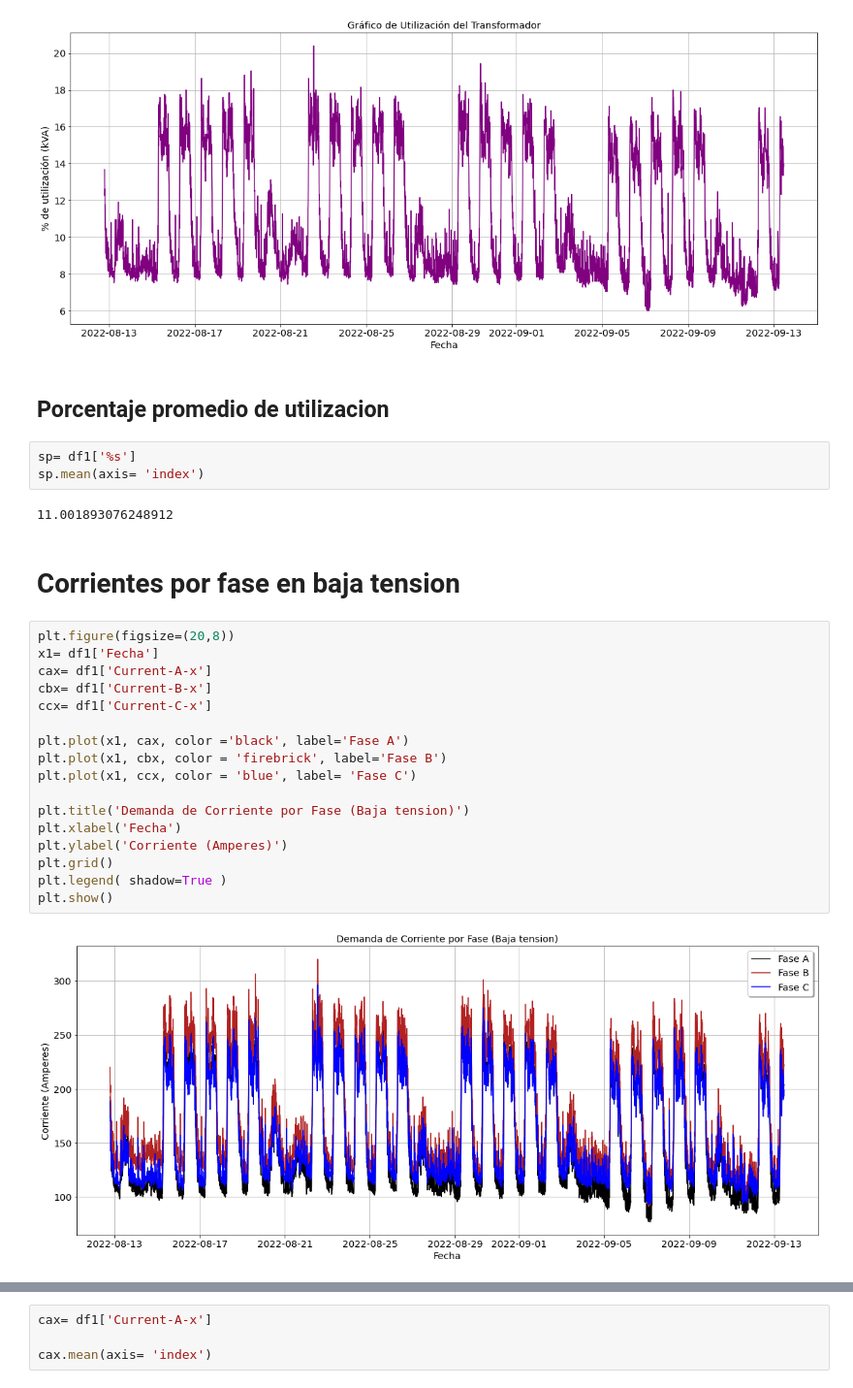
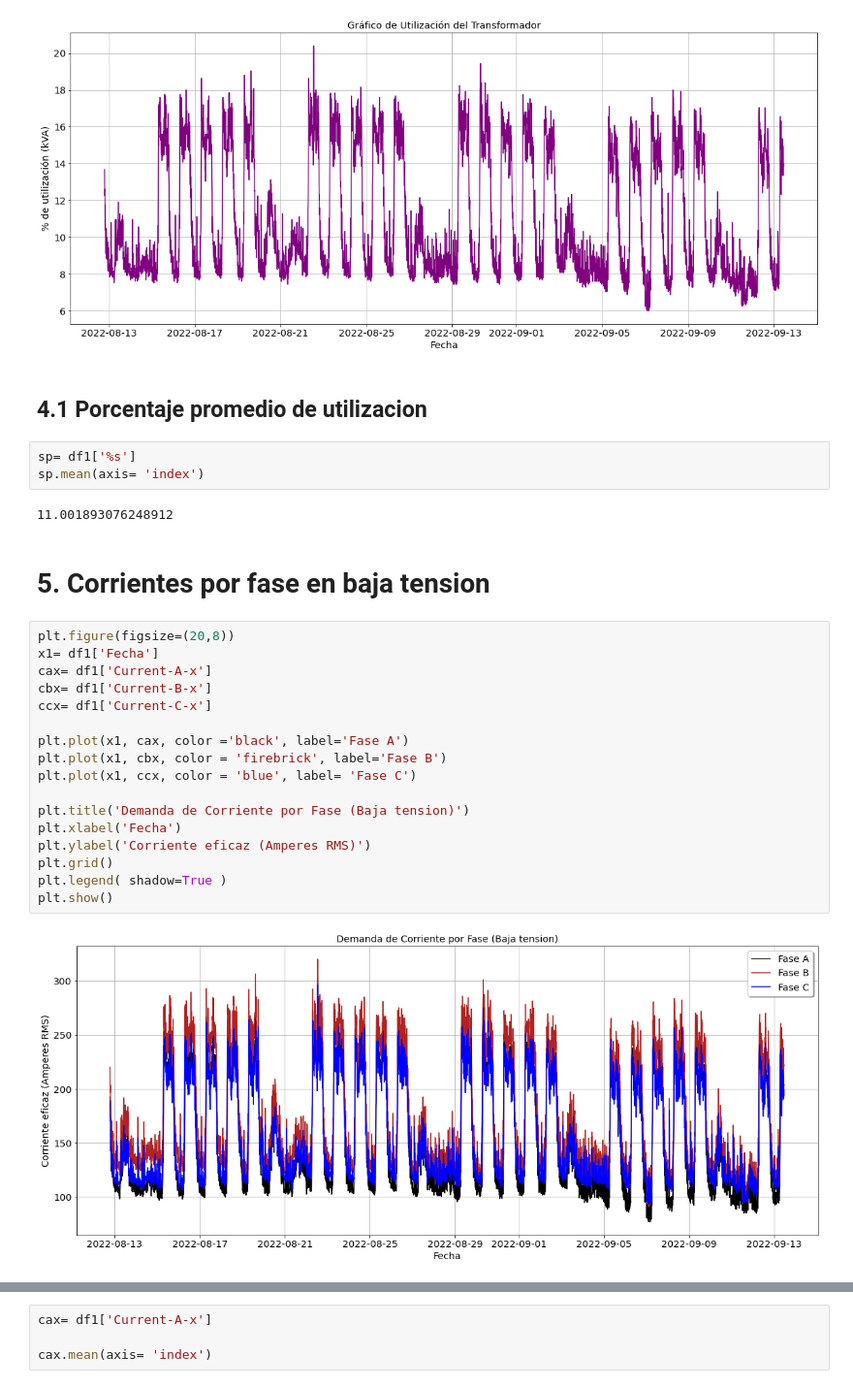
Before and after one commit to anghelcast/pqdata_samples, a Jupyter notebook: PQDATA_Top/PQDATA_TOP.ipynb, the cells around one changed output, grey strips where cells are left out. Shown at 97% size. Saved outputs shown, nothing was run; the diff lists cells and outputs as text.

```diff
--- a/PQDATA_Top/PQDATA_TOP.ipynb
+++ b/PQDATA_Top/PQDATA_TOP.ipynb
@@ -142,31 +142,31 @@ plt.show()
 # %% [output]
 [figure]
 # %% [markdown]
-## Porcentaje promedio de utilizacion
+## 4.1 Porcentaje promedio de utilizacion
 # %%
 sp= df1['%s']
 sp.mean(axis= 'index')
 # %% [output]
 11.001893076248912
 # %% [markdown]
-# Corrientes por fase en baja tension
+# 5. Corrientes por fase en baja tension
 # %%
 plt.figure(figsize=(20,8))
 x1= df1['Fecha']
 cax= df1['Current-A-x']
 cbx= df1['Current-B-x']
 ccx= df1['Current-C-x']
 
 plt.plot(x1, cax, color ='black', label='Fase A')
 plt.plot(x1, cbx, color = 'firebrick', label='Fase B')
 plt.plot(x1, ccx, color = 'blue', label= 'Fase C')
 
 plt.title('Demanda de Corriente por Fase (Baja tension)')
 plt.xlabel('Fecha')
-plt.ylabel('Corriente (Amperes)')
+plt.ylabel('Corriente eficaz (Amperes RMS)')
 plt.grid()
 plt.legend( shadow=True )
 plt.show()
 # %% [output]
-[figure, old version]
+[figure, new version]
 # %% [markdown]
```
Also changed, not shown: parts of 46 cells of this notebook.
